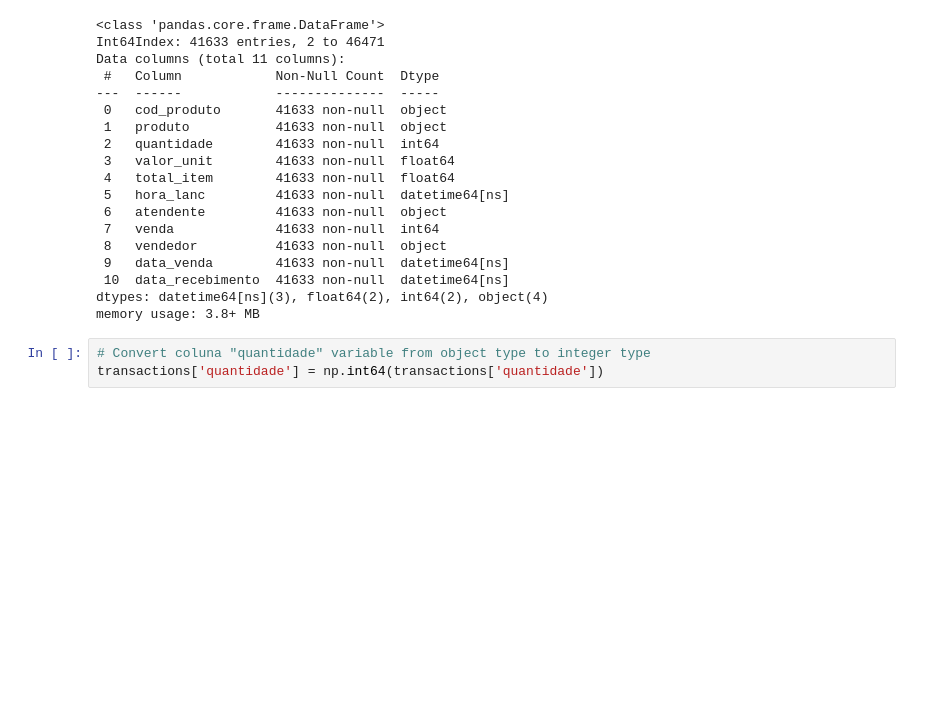
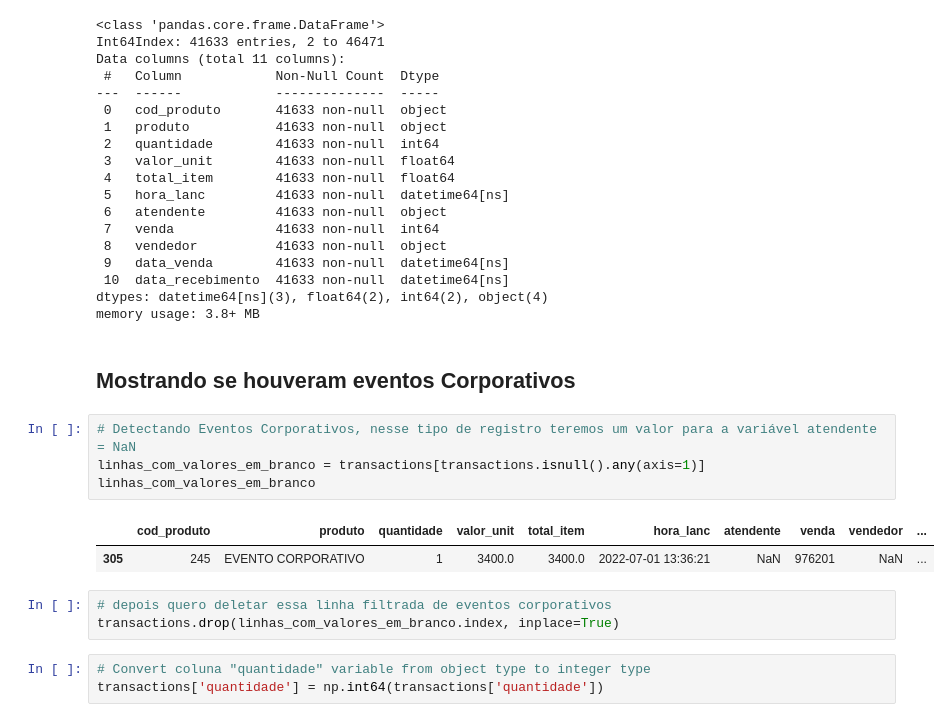
Before and after one commit to claudiotorresoliveira/lctm001, a Jupyter notebook: lctm_v01.ipynb, the cells around one changed output. Cells and saved outputs as stored; diff of their text form; blank space fills up the shorter version.

```diff
--- a/lctm_v01.ipynb
+++ b/lctm_v01.ipynb
@@ -250,6 +244,18 @@ Data columns (total 11 columns):
  10  data_recebimento  41633 non-null  datetime64[ns]
 dtypes: datetime64[ns](3), float64(2), int64(2), object(4)
 memory usage: 3.8+ MB
+# %% [markdown]
+## Mostrando se houveram eventos Corporativos
+# %%
+# Detectando Eventos Corporativos, nesse tipo de registro teremos um valor para a variável atendente = NaN
+linhas_com_valores_em_branco = transactions[transactions.isnull().any(axis=1)]
+linhas_com_valores_em_branco
+# %% [output]
+|  | cod_produto | produto | quantidade | valor_unit | total_item | hora_lanc | atendente | venda | vendedor | ... |
+| 305 | 245 | EVENTO CORPORATIVO | 1 | 3400.0 | 3400.0 | 2022-07-01 13:36:21 | NaN | 976201 | NaN | ... |
+# %%
+# depois quero deletar essa linha filtrada de eventos corporativos
+transactions.drop(linhas_com_valores_em_branco.index, inplace=True)
 # %%
 # Convert coluna "quantidade" variable from object type to integer type
 transactions['quantidade'] = np.int64(transactions['quantidade'])
```
Also changed, not shown: parts of 4 cells of this notebook.
